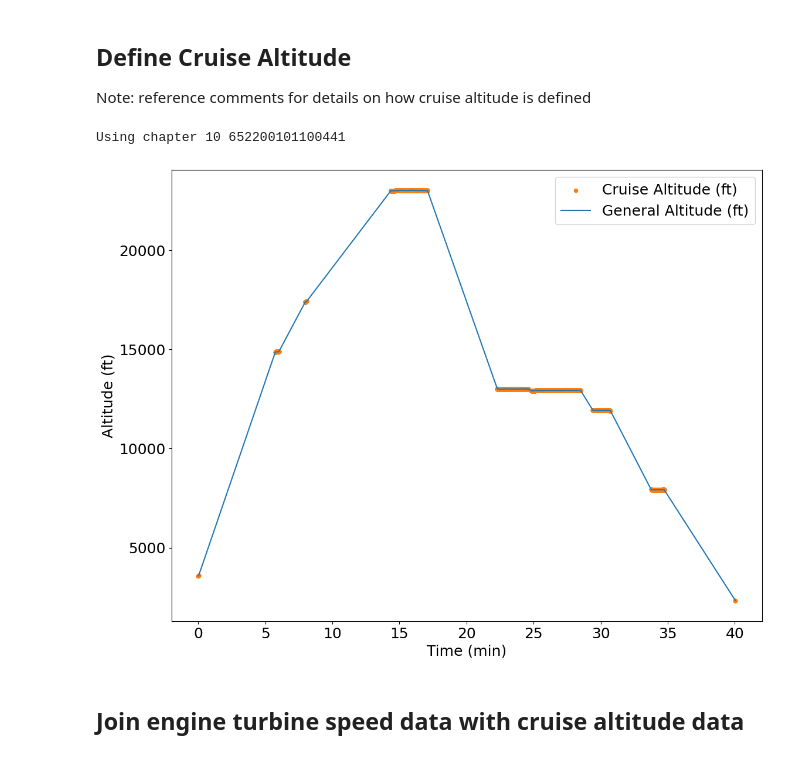
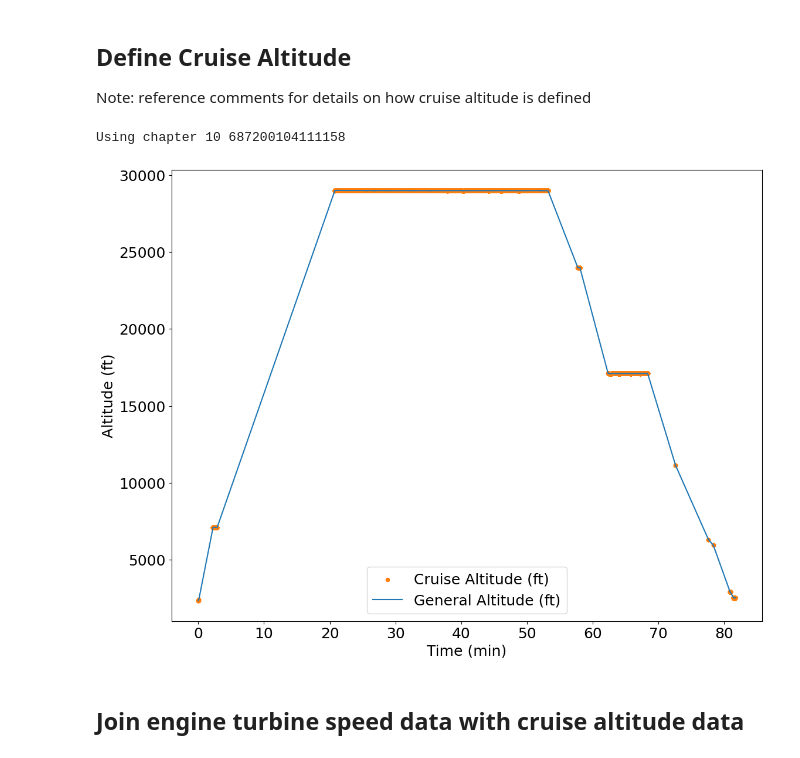
Before and after one commit to 309thEDDGE/opal, a Jupyter notebook: demo-notebooks/demo_notebook_dask_metaflow.ipynb, the cells around one changed output. Saved outputs shown, nothing was run; the diff lists cells and outputs as text; code cells hidden in the pictures.

Commit message:
first updates to dask notebook. no arinc data available

```diff
--- a/demo-notebooks/demo_notebook_dask_metaflow.ipynb
+++ b/demo-notebooks/demo_notebook_dask_metaflow.ipynb
@@ -28,7 +29,13 @@ if "TEST_ENV" in os.environ:
 ## Gather References to Uploaded Data
 # %%
 s3 = opal.flow.minio_s3fs()
-translate_flow = metaflow.Flow("TipTranslateFlow")
-midnight_run = list(metaflow.Flow('TipMidnightCatalog').runs('production'))[0]
-tip_catalog_df = pd.read_parquet(midnight_run.data.data_files['parquet_table'], filesystem = s3)
-tip_catalog_df.head()
+# translate_flow = metaflow.Flow("TipTranslateFlow")
+# midnight_run = list(metaflow.Flow('TipMidnightCatalog').runs('production'))[0]
+# tip_catalog_df = pd.read_parquet(midnight_run.data.data_files['parquet_table'], filesystem = s3)
+# tip_catalog_df.head()
+
+index = create_index_from_s3('basket-data', 'schema.json')
+index_1553 = index[index['basket_type'] == 'ch10_translated_MILSTD1553'].copy()
+index_arinc = index[index['basket_type'] == 'ch10_translated_ARINC429'].copy()
+translated_index = index_arinc.rename(columns = {'address':'arinc_path'})
+translated_index['milstd1553_path'] = [index_1553.address[index_1553.label == label].iloc[0] for label in translated_index.label]
@@ -54,38 +52,40 @@ rpm_dataset = "Engine_Fan_RPM_N1_ACTUAL_40"
 def plot_cruise_altitude(t_1553):
     # Get the 1553 data
     df_1553 = pd.read_parquet(t_1553, filesystem=s3)
 
     # Filter 1553 by the 'altitude valid'
     df_1553 = df_1553[df_1553[altitude_valid]]
     df_1553 = df_1553.dropna()
 
     # Calculate change in altitude over time (time is in nanoseconds)
     df_1553.loc[:,"diff_altitude"] = df_1553[altitude].diff() / (df_1553["time"].diff() / 10**9)
     # Smooth out the altitude derivative
     df_1553.loc[:,"diff_altitude"] = df_1553["diff_altitude"].rolling(int(1 / 0.04)).mean()
 
     # Select only where altitude rate of change is small enough (< 0.25 ft/sec.)
     # and the aircraft is sufficiently above what we think is ground level
     start_altitude = df_1553[altitude].iloc[:10].mean()
     end_altitude = df_1553[altitude].iloc[-10:].mean()
     min_altitude = max(start_altitude, end_altitude)
     df_1553 = df_1553[abs(df_1553["diff_altitude"]) < 0.25]
     df_1553 = df_1553[df_1553[altitude] > min_altitude * 2]
     df_1553 = df_1553.dropna()
     min_time = df_1553['time'].min()
     df_1553['flight_time_min'] = (df_1553['time'] - min_time) / 10**9 / 60
 
     ax = df_1553.plot(kind="scatter", x="flight_time_min", y=altitude, c="tab:orange", label="Cruise Altitude (ft)", figsize=(13,10))
     df_1553.plot(x="flight_time_min", y=altitude, ax=ax, label="General Altitude (ft)")
     ax.set_ylabel("Altitude (ft)")
     ax.set_xlabel("Time (min)")
 
-first_row = tip_catalog_df.iloc[0]
-print(f"Using chapter 10 {first_row.name}")
-plot_cruise_altitude(first_row["NAV"])
+# first_row = tip_catalog_df.iloc[0]
+basket = translated_index.iloc[0]
+print(f"Using chapter 10 {basket['label']}")
+nav_path = os.path.join(basket['milstd1553_path'],'parsed_data_translated', 'NAV.parquet', '00.parquet')
+plot_cruise_altitude(nav_path)
 # %% [output]
-Using chapter 10 652200101100441
+Using chapter 10 687200104111158
-[figure, old version]
+[figure, new version]
 # %% [markdown]
 ## Join engine turbine speed data with cruise altitude data
 # %% [markdown]
```
Also changed, not shown: parts of 8 cells of this notebook, 1 other file.
